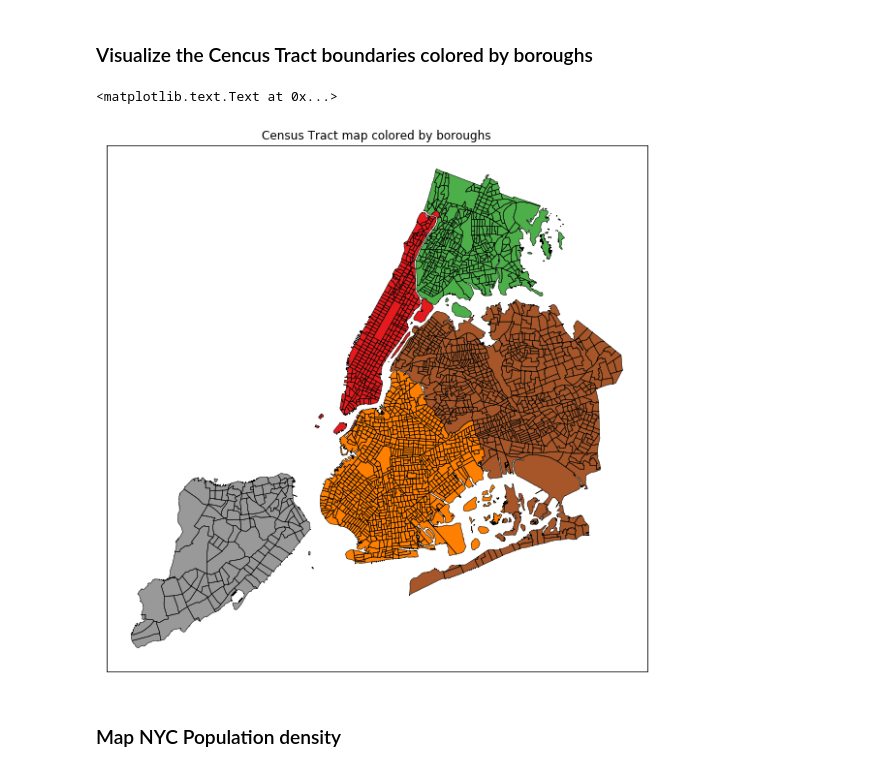
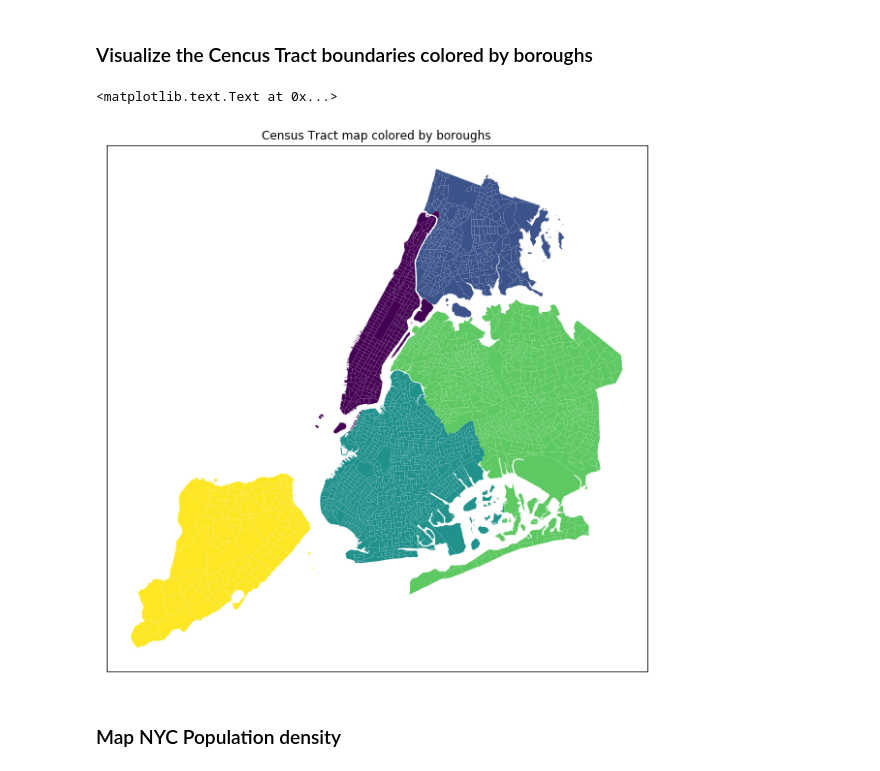
Before and after one commit to tma353/Chris-Prince-Git-Lab, a Jupyter notebook: GeospatialAnalysis_CitiBike.ipynb, the cells around one changed output. Drawn from its saved outputs; the diff is of its cells as text; code cells hidden in the pictures.

```diff
--- a/GeospatialAnalysis_CitiBike.ipynb
+++ b/GeospatialAnalysis_CitiBike.ipynb
@@ -40,12 +40,12 @@ total NYC land area: 302.3 (mi^2)
 # %%
 f, ax = plt.subplots(figsize=(10,10))
 ax.get_xaxis().set_visible(False)
 ax.get_yaxis().set_visible(False)
-ct_shape.plot(column='BoroCode',alpha=1,linewidth=0.5,ax=ax)
+ct_shape.plot(column='BoroCode',alpha=1,linewidth=0.5,ax=ax, cmap='viridis')
 plt.title("Census Tract map colored by boroughs")
 # %% [output]
 <matplotlib.text.Text at 0x...>
-[figure, old version]
+[figure, new version]
 # %% [markdown]
 ### Map NYC Population density
 # %% [markdown]
```
Also changed, not shown: parts of 32 cells of this notebook.
